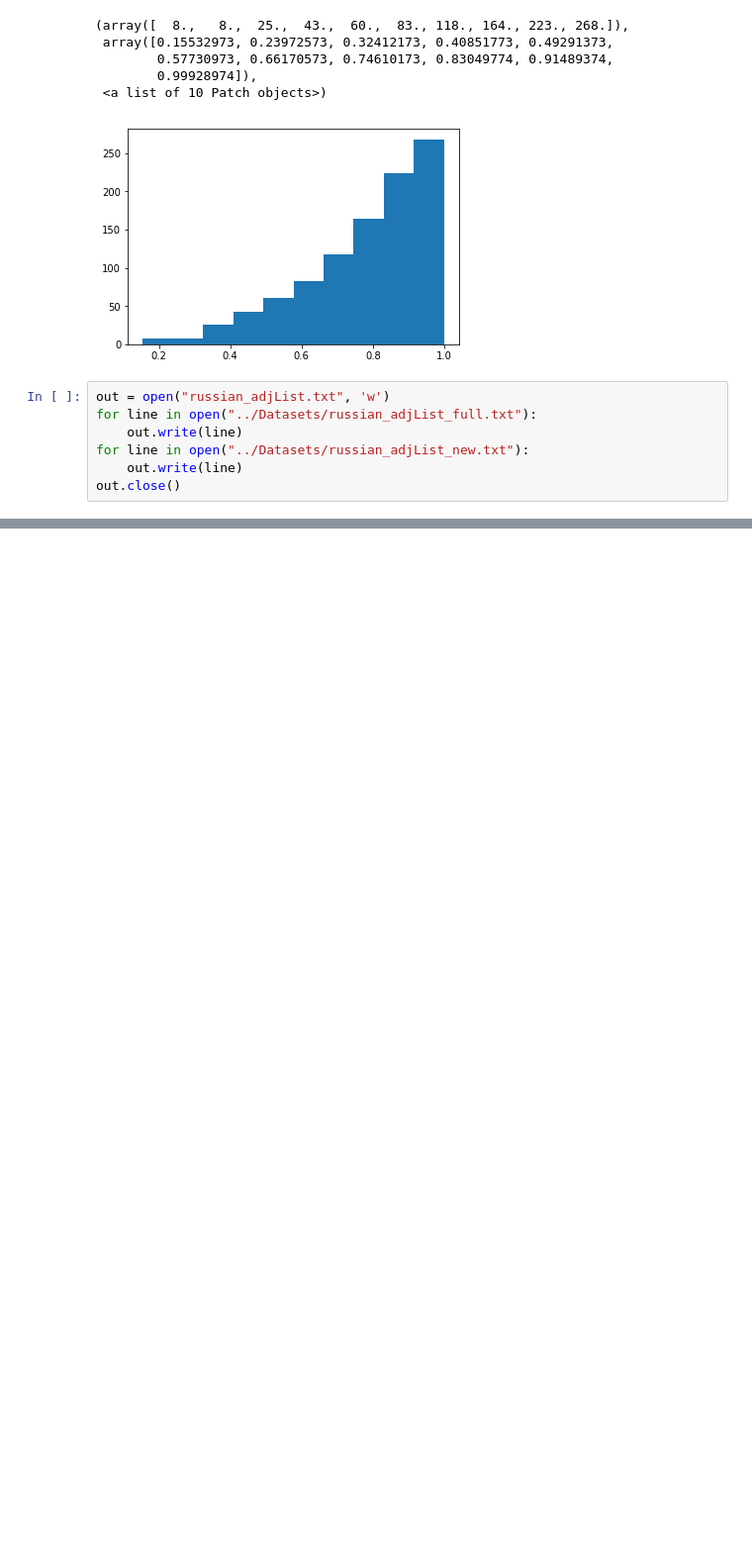
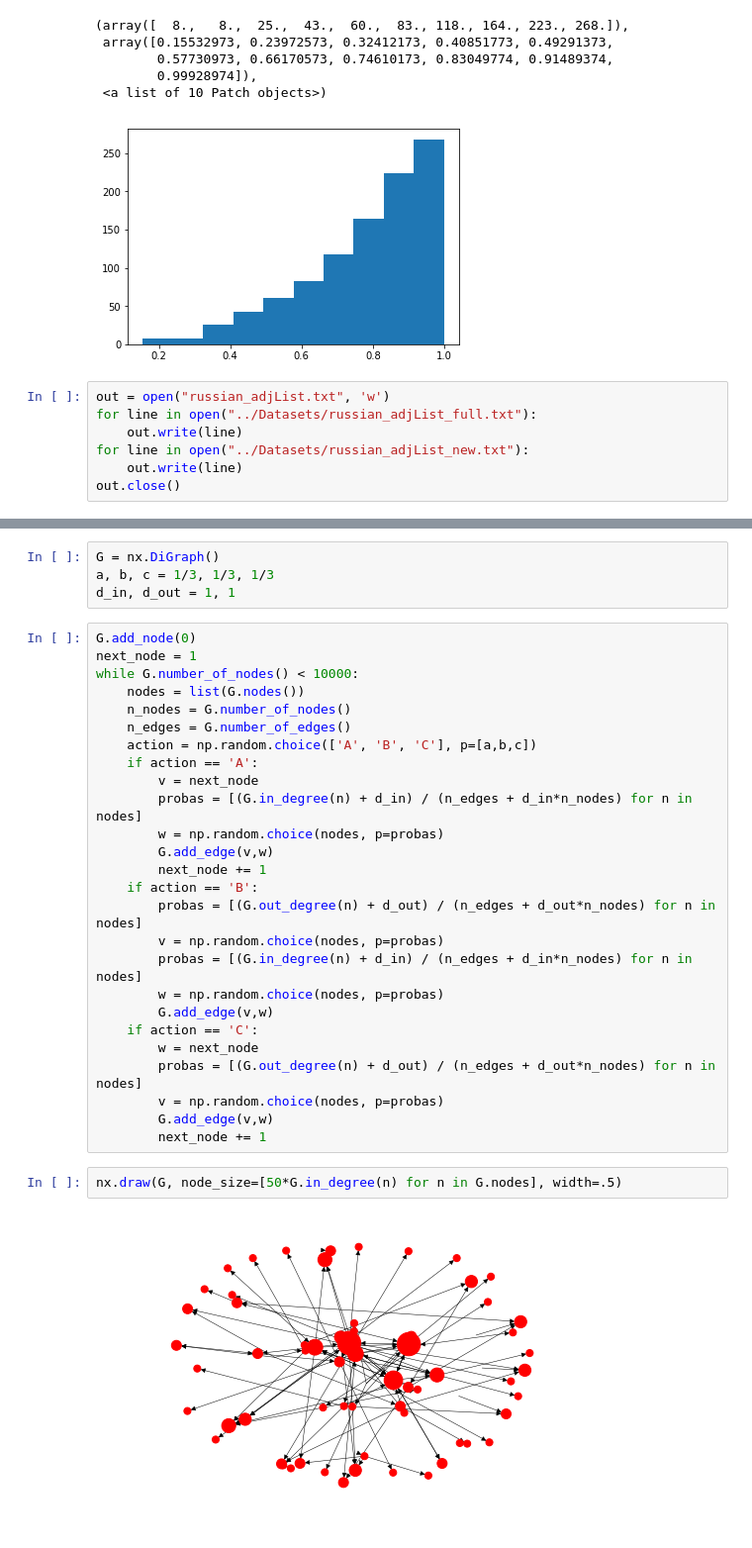
Before and after one commit to yokaiAG/Stage2019, a Jupyter notebook: Code/Tests.ipynb, the cells around one changed output, grey strips where cells are left out. Shown at 99% size. Saved outputs shown, nothing was run; the diff lists cells and outputs as text; blank space fills up the shorter version.

```diff
--- a/Code/Tests.ipynb
+++ b/Code/Tests.ipynb
@@ -226,0 +262,34 @@ out.close()
+# %%
+G = nx.DiGraph()
+a, b, c = 1/3, 1/3, 1/3
+d_in, d_out = 1, 1
+# %%
+G.add_node(0)
+next_node = 1
+while G.number_of_nodes() < 10000:
+    nodes = list(G.nodes())
+    n_nodes = G.number_of_nodes()
+    n_edges = G.number_of_edges()
+    action = np.random.choice(['A', 'B', 'C'], p=[a,b,c])
+    if action == 'A':
+        v = next_node
+        probas = [(G.in_degree(n) + d_in) / (n_edges + d_in*n_nodes) for n in nodes]
+        w = np.random.choice(nodes, p=probas)
+        G.add_edge(v,w)
+        next_node += 1
+    if action == 'B':
+        probas = [(G.out_degree(n) + d_out) / (n_edges + d_out*n_nodes) for n in nodes]
+        v = np.random.choice(nodes, p=probas)
+        probas = [(G.in_degree(n) + d_in) / (n_edges + d_in*n_nodes) for n in nodes]
+        w = np.random.choice(nodes, p=probas)
+        G.add_edge(v,w)
+    if action == 'C':
+        w = next_node
+        probas = [(G.out_degree(n) + d_out) / (n_edges + d_out*n_nodes) for n in nodes]
+        v = np.random.choice(nodes, p=probas)
+        G.add_edge(v,w)
+        next_node += 1
+# %%
+nx.draw(G, node_size=[50*G.in_degree(n) for n in G.nodes], width=.5)
+# %% [output]
+[figure, added]
```
Also changed, not shown: parts of 15 cells of this notebook, 35 other files.
